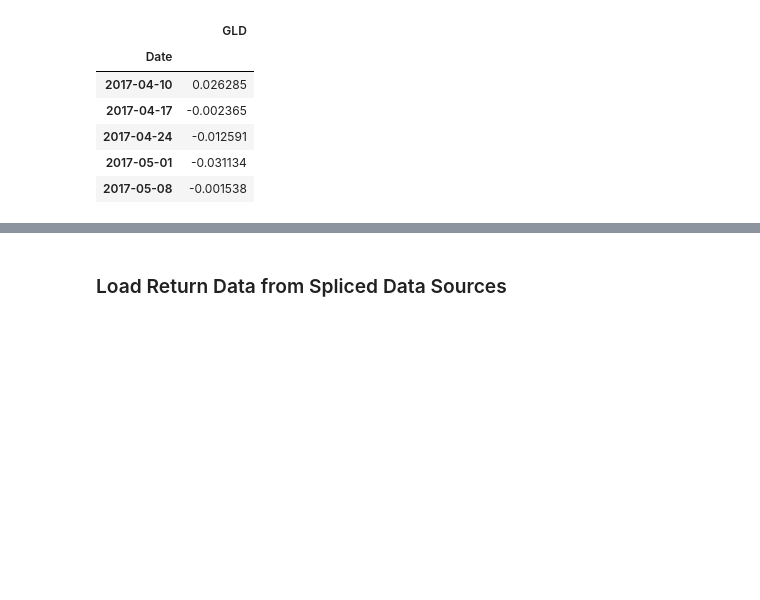
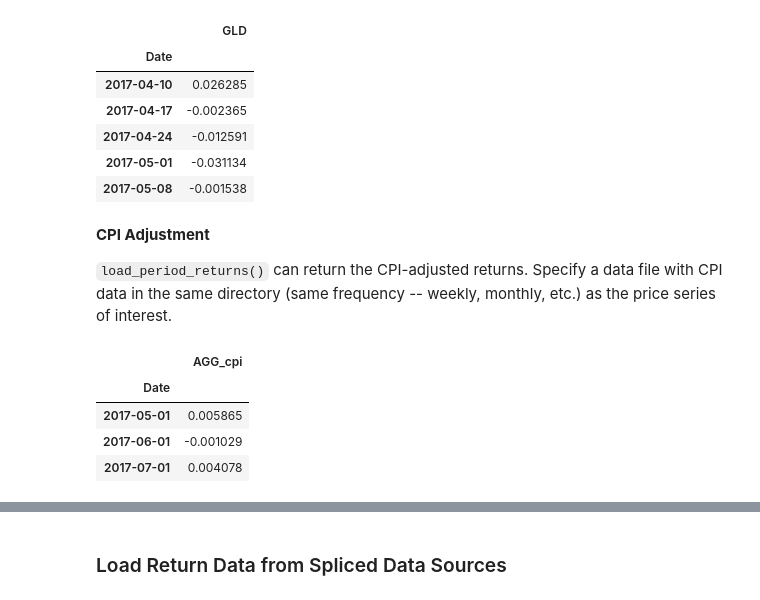
Before and after one commit to rickatx/rfpfolio, a Jupyter notebook: 00_core.ipynb, the cells around one changed output, grey strips where cells are left out. Drawn from its saved outputs; the diff is of its cells as text; code cells hidden in the pictures; blank space fills up the shorter version.

```diff
--- a/00_core.ipynb
+++ b/00_core.ipynb
@@ -280,3 +302,7 @@ return_data.head()
 | 2017-04-24 | -0.012591 |
 | 2017-05-01 | -0.031134 |
 | 2017-05-08 | -0.001538 |
+# %% [markdown]
+**CPI Adjustment**
+
+`load_period_returns()` can return the CPI-adjusted returns. Specify a data file with CPI data in the same directory (same frequency -- weekly, monthly, etc.) as the price series of interest.
@@ -282,0 +311,8 @@ return_data.head()
+# %%
+cpi_adj_ret.head(3)
+# %% [output]
+|  | AGG_cpi |
+| Date |  |
+| 2017-05-01 | 0.005865 |
+| 2017-06-01 | -0.001029 |
+| 2017-07-01 | 0.004078 |
```
Also changed, not shown: parts of 15 cells of this notebook, 2 other files.
